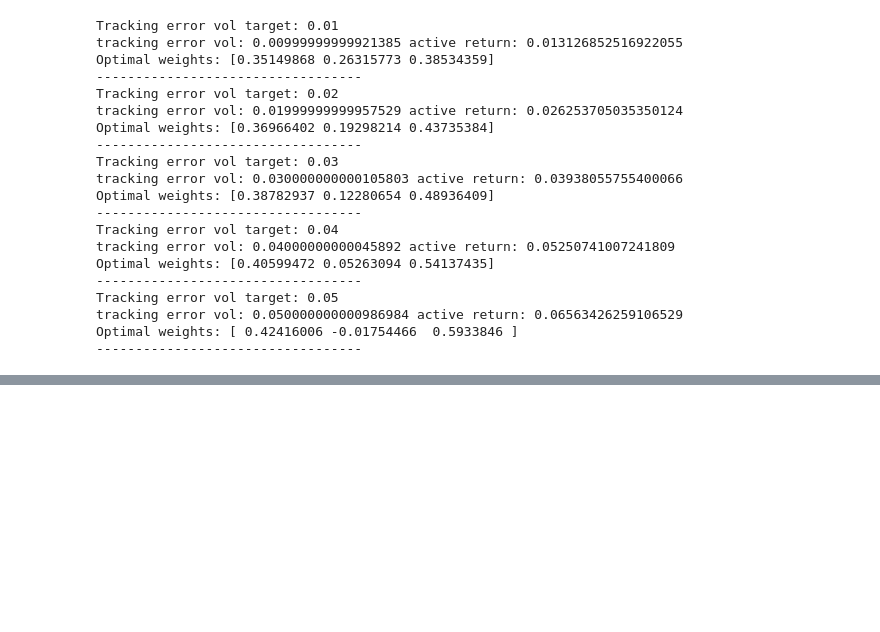
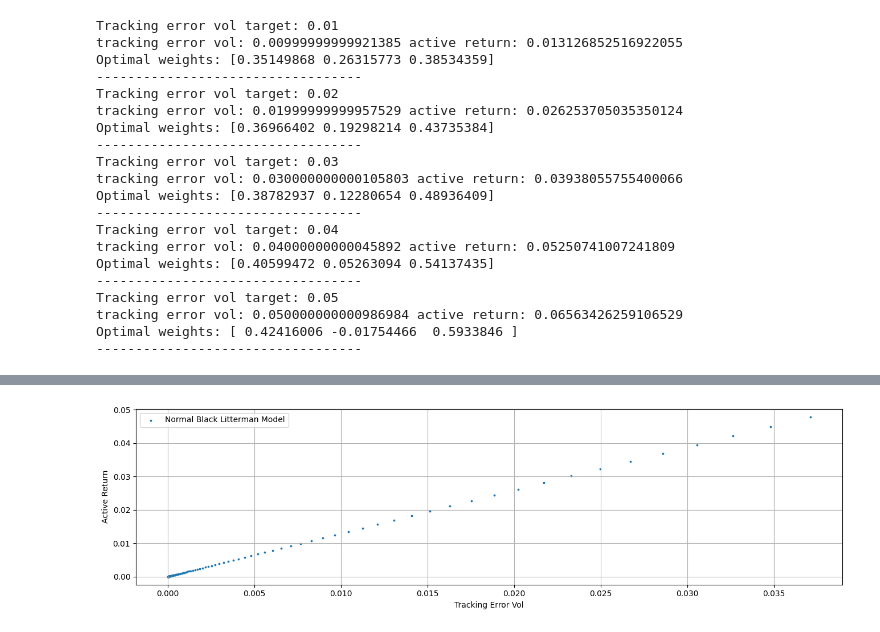
Before and after one commit to Kamin-At/portfolio_optimization, a Jupyter notebook: black_litterman_trend_following.ipynb, the cells around one changed output, grey strips where cells are left out. Drawn from its saved outputs; the diff is of its cells as text; code cells hidden in the pictures; blank space fills up the shorter version.

Commit message:
add black litterman with tracking errors and bisection

```diff
--- a/black_litterman_trend_following.ipynb
+++ b/black_litterman_trend_following.ipynb
@@ -77,0 +182,30 @@ Optimal weights: [ 0.42416006 -0.01754466  0.5933846 ]
+# %%
+# solve the problem again with optimal_tau
+big_gamma = optimal_tau * cov_mat
+posterior_means = implied_mean + optimal_tau * cov_mat @ np.linalg.inv(
+    optimal_tau * cov_mat + omega
+) @ (means - implied_mean)
+# Problem definition
+w = cp.Variable(len(means))
+bl_gamma = cp.Parameter(nonneg=True)
+bl_gamma.value = 1 / phi
+bl_ret = (w) @ posterior_means
+bl_var = cp.quad_form(w, cov_mat)
+prob = cp.Problem(
+    cp.Minimize(0.5 * bl_var - bl_gamma * bl_ret),
+    constraints=[cp.sum(w) == 1],
+)
+prob.solve()
+print(
+    "Optimal tracking error vol:",
+    np.sqrt(tracking_error_var.value),
+    "Optimal active return:",
+    active_return.value,
+)
+print("Optimal weights:", w.value)
+print(
+    "Optimal active return:",
+    (w.value - b) @ means,
+    "Optimal tracking error vol:",
+    np.sqrt((w.value - b) @ cov_mat @ (w.value - b).T),
+)
@@ -77,0 +270,15 @@ Optimal weights: [ 0.42416006 -0.01754466  0.5933846 ]
+# %%
+plt.figure(figsize=(16, 4))
+plt.scatter(
+    results["tracking error vol"],
+    results["active return"],
+    label="Normal Black Litterman Model",
+    s=3,
+)
+plt.grid()
+plt.legend()
+plt.xlabel("Tracking Error Vol")
+plt.ylabel("Active Return")
+plt.show()
+# %% [output]
+[figure, added]
```
Also changed, not shown: parts of 16 cells of this notebook.
